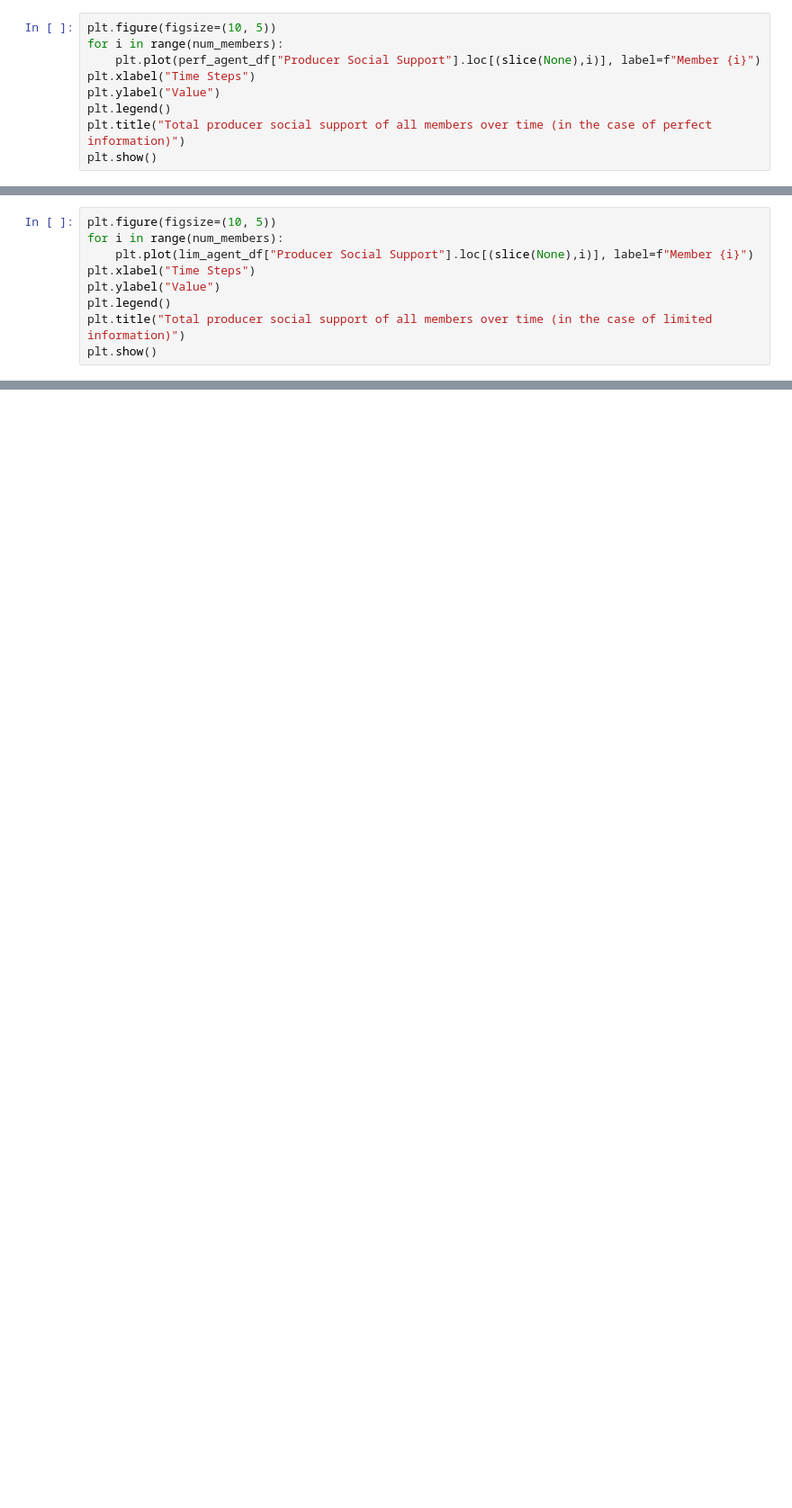
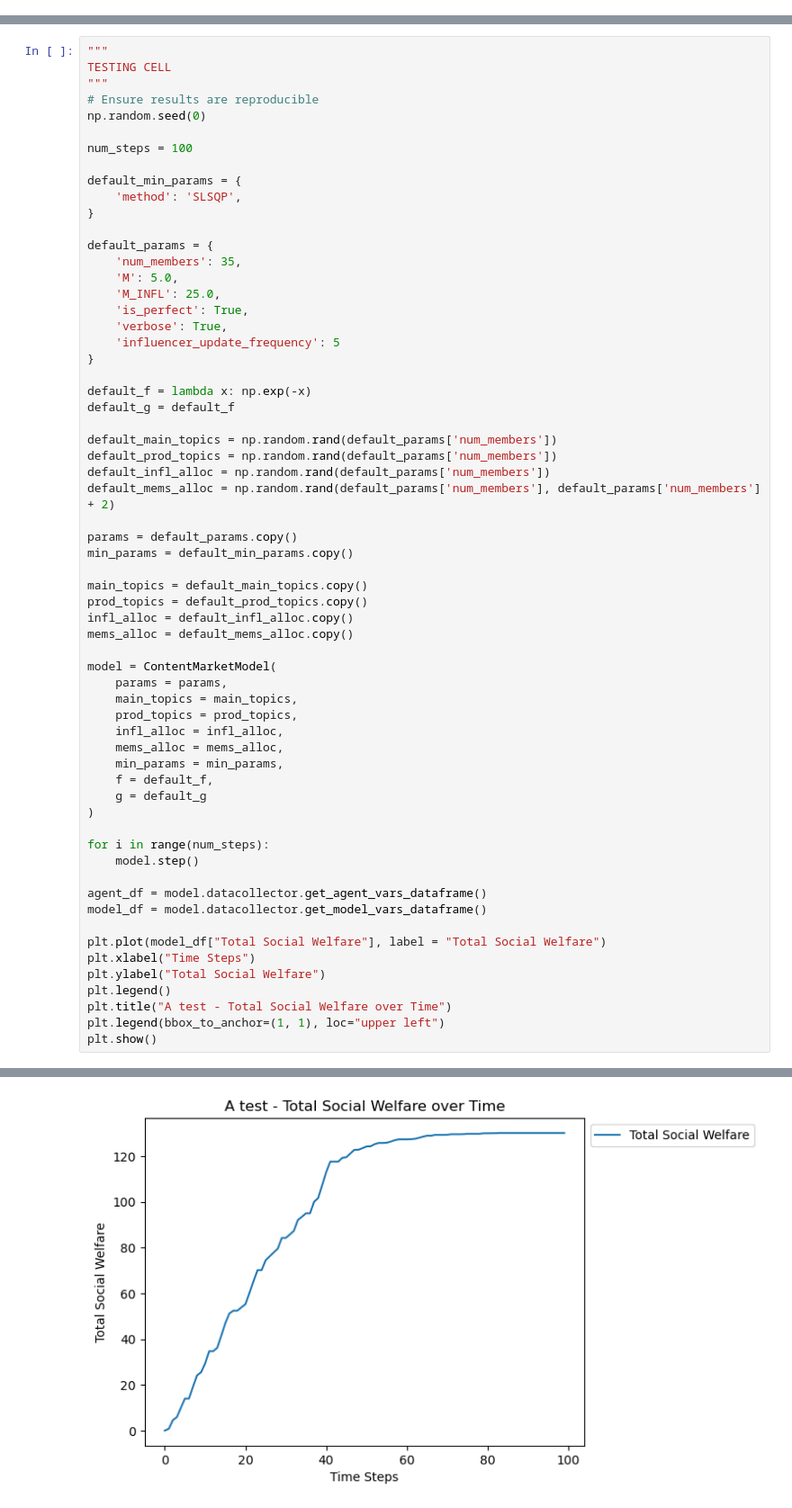
Before and after one commit to raymondmliu/multiagent-content-market, a Jupyter notebook: results.ipynb, the cells around one changed output, grey strips where cells are left out. Shown at 90% size. Drawn from its saved outputs; the diff is of its cells as text; blank space fills up the shorter version.

```diff
--- a/results.ipynb
+++ b/results.ipynb
@@ -125,9 +11,0 @@ plt.show()
-# %%
-plt.figure(figsize=(10, 5))
-for i in range(num_members):
-    plt.plot(perf_agent_df["Producer Social Support"].loc[(slice(None),i)], label=f"Member {i}")
-plt.xlabel("Time Steps")
-plt.ylabel("Value")
-plt.legend()
-plt.title("Total producer social support of all members over time (in the case of perfect information)")
-plt.show()
@@ -136,9 +11,0 @@ plt.show()
-# %%
-plt.figure(figsize=(10, 5))
-for i in range(num_members):
-    plt.plot(lim_agent_df["Producer Social Support"].loc[(slice(None),i)], label=f"Member {i}")
-plt.xlabel("Time Steps")
-plt.ylabel("Value")
-plt.legend()
-plt.title("Total producer social support of all members over time (in the case of limited information)")
-plt.show()
@@ -146,0 +12,63 @@ plt.show()
+# %%
+"""
+TESTING CELL
+"""
+# Ensure results are reproducible
+np.random.seed(0)
+
+num_steps = 100
+
+default_min_params = {
+    'method': 'SLSQP',
+}
+
+default_params = {
+    'num_members': 35,
+    'M': 5.0,
+    'M_INFL': 25.0,
+    'is_perfect': True,
+    'verbose': True,
+    'influencer_update_frequency': 5
+}
+
+default_f = lambda x: np.exp(-x)
+default_g = default_f
+
+default_main_topics = np.random.rand(default_params['num_members'])
+default_prod_topics = np.random.rand(default_params['num_members'])
+default_infl_alloc = np.random.rand(default_params['num_members'])
+default_mems_alloc = np.random.rand(default_params['num_members'], default_params['num_members'] + 2)
+
+params = default_params.copy()
+min_params = default_min_params.copy()
+
+main_topics = default_main_topics.copy()
+prod_topics = default_prod_topics.copy()
+infl_alloc = default_infl_alloc.copy()
+mems_alloc = default_mems_alloc.copy()
+
+model = ContentMarketModel(
+    params = params,
+    main_topics = main_topics,
+    prod_topics = prod_topics,
+    infl_alloc = infl_alloc,
+    mems_alloc = mems_alloc,
+    min_params = min_params,
+    f = default_f,
+    g = default_g
+)
+
+for i in range(num_steps):
+    model.step()
+
+agent_df = model.datacollector.get_agent_vars_dataframe()
+model_df = model.datacollector.get_model_vars_dataframe()
+
+plt.plot(model_df["Total Social Welfare"], label = "Total Social Welfare")
+plt.xlabel("Time Steps")
+plt.ylabel("Total Social Welfare")
+plt.legend()
+plt.title("A test - Total Social Welfare over Time")
+plt.legend(bbox_to_anchor=(1, 1), loc="upper left")
+plt.show()
+# %% [output]
@@ -146,0 +92 @@ plt.show()
+[figure, added]
```
Also changed, not shown: parts of 19 cells of this notebook, 3 other files.
